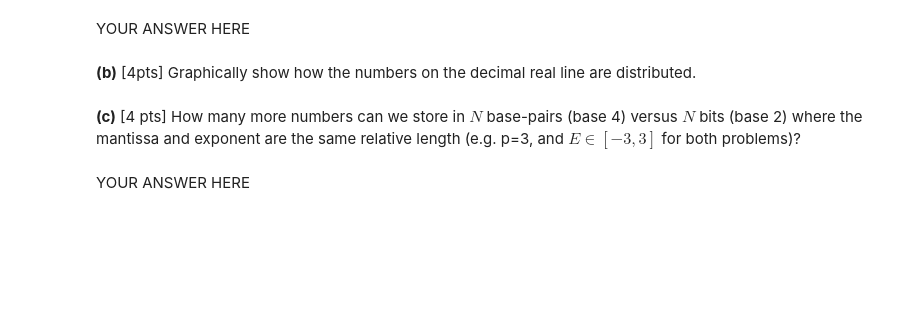
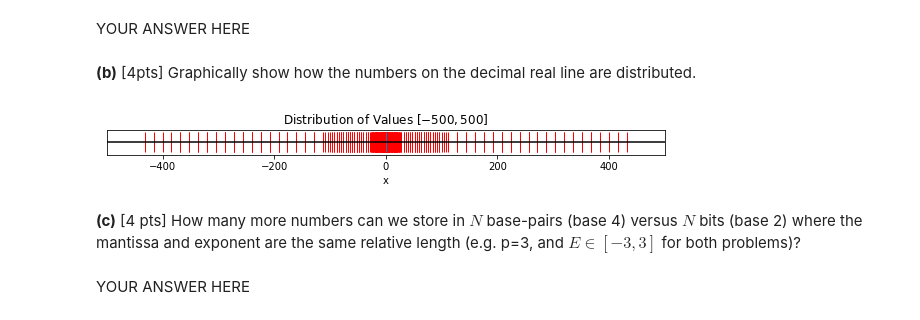
Before and after one commit to catekat16/num_methods, a Jupyter notebook: hw/HW1_error.ipynb, the cells around one changed output. Saved outputs shown, nothing was run; the diff lists cells and outputs as text; code cells hidden in the pictures; blank space fills up the shorter version.

```diff
--- a/hw/HW1_error.ipynb
+++ b/hw/HW1_error.ipynb
@@ -252,3 +450,34 @@ raise NotImplementedError()
+# %%
+# base 4
+d_1_values = [1, 2, 3]
+d_2_values = [0, 1, 2, 3]
+d_3_values = [0, 1, 2, 3]
+E_values = [-3, -2, -1, 0, 1, 2, 3]
+
+fig = plt.figure(figsize=(10.0,1.0))
+axes = fig.add_subplot(2, 1, 1)
+
+for E in E_values:
+    for d1 in d_1_values:
+        for d2 in d_2_values:
+            for d3 in d_3_values:
+                axes.plot( (d1 + d2 + d3 * 0.25) * 4**E, 0.0, 'r|', markersize=20)
+                axes.plot(-(d1 + d2 + d3 * 0.25) * 4**E, 0.0, 'r|', markersize=20)
+
+axes.plot(0.0, 0.0, '|', markersize=20)
+
+axes.plot([-500.0, 500.0], [0.0, 0.0], 'k')
+
+axes.set_title("Distribution of Values $[-500, 500]$")
+axes.set_yticks([])
+axes.set_xlabel("x")
+axes.set_ylabel("")
+axes.set_xlim([-500, 500])
+
+plt.show()
+#axes.set_xlim([-10, 10])
+# %% [output]
+[figure, added]
 # %% [markdown]
 **(c)** [4 pts] How many more numbers can we store in $N$ base-pairs (base 4) versus $N$ bits (base 2) where the mantissa and exponent are the same relative length (e.g.  p=3, and $E\in[-3,3]$ for both problems)?
 # %% [markdown]
```
Also changed, not shown: parts of 27 cells of this notebook, 2 other files.
